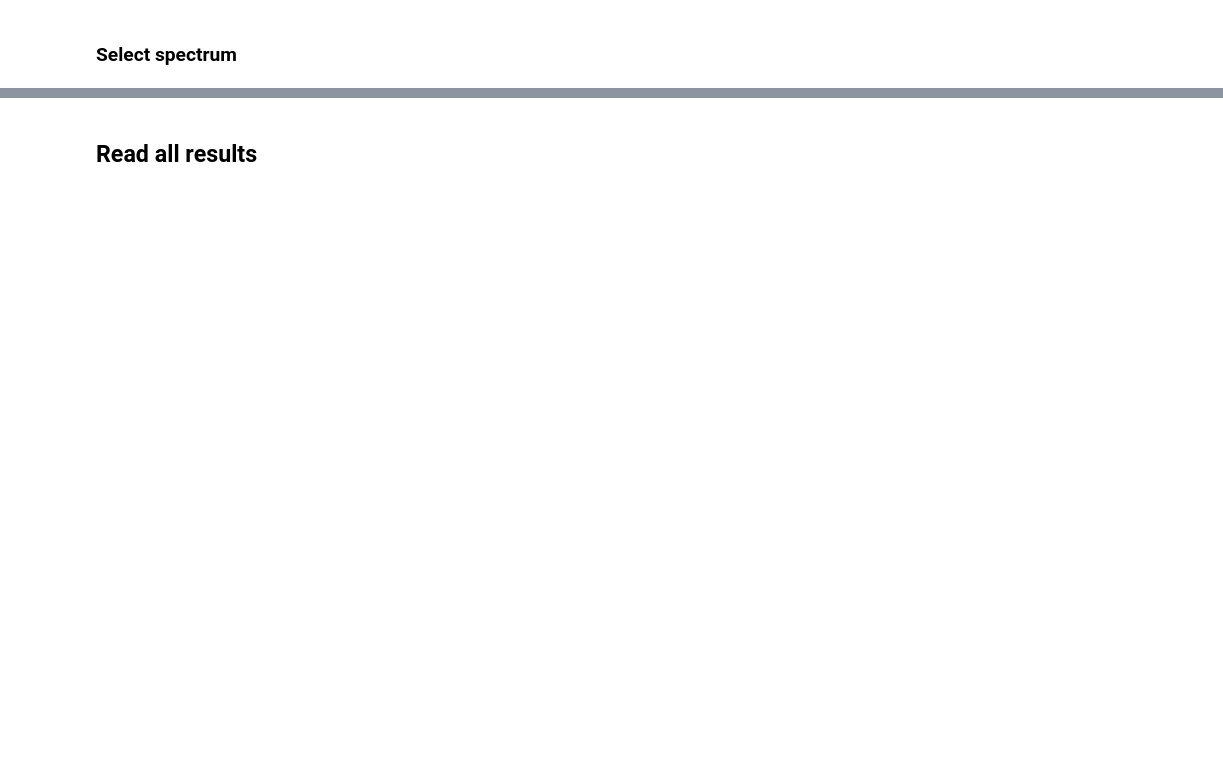
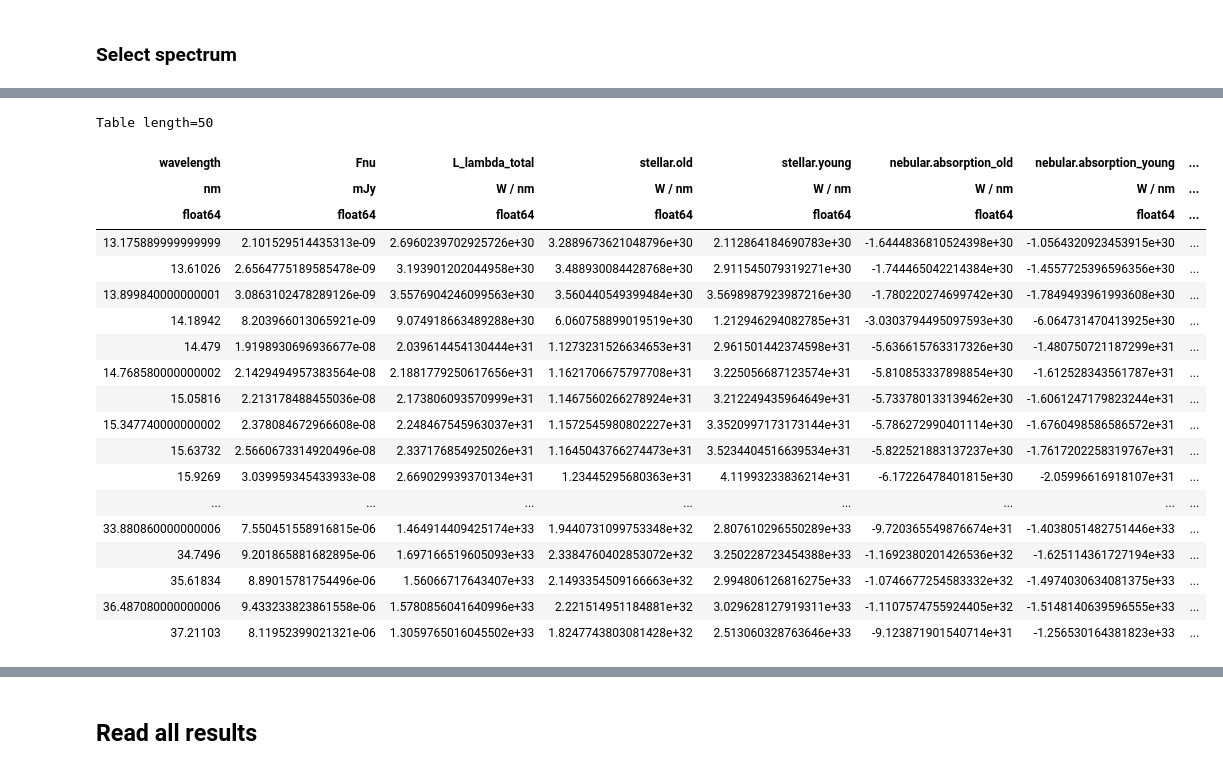
Before and after one commit to sylvielsstfr/Fors2pcigale, a Jupyter notebook: docs/notebooks/pcigale_runs/pcig_run_2024-02-05/cigale_view_fitresults.ipynb, the cells around one changed output, grey strips where cells are left out. Cells and saved outputs as stored; diff of their text form; code cells hidden in the pictures; blank space fills up the shorter version.

```diff
--- a/docs/notebooks/pcigale_runs/pcig_run_2024-02-05/cigale_view_fitresults.ipynb
+++ b/docs/notebooks/pcigale_runs/pcig_run_2024-02-05/cigale_view_fitresults.ipynb
@@ -122,6 +131,27 @@ file_sfh = os.path.join(path,spec_dict[spec_name]['SFH'])
 t_best = Table.read(file_best_model)
 t_sfh = Table.read(file_sfh)
 # %%
-t_best[:100]
+t_best[:50]
+# %% [output]
+Table length=50
+| wavelength | Fnu | L_lambda_total | stellar.old | stellar.young | nebular.absorption_old | nebular.absorption_young | ... |
+| nm | mJy | W / nm | W / nm | W / nm | W / nm | W / nm | ... |
+| float64 | float64 | float64 | float64 | float64 | float64 | float64 | ... |
+| 13.175889999999999 | 2.101529514435313e-09 | 2.6960239702925726e+30 | 3.2889673621048796e+30 | 2.112864184690783e+30 | -1.6444836810524398e+30 | -1.0564320923453915e+30 | ... |
+| 13.61026 | 2.6564775189585478e-09 | 3.193901202044958e+30 | 3.488930084428768e+30 | 2.911545079319271e+30 | -1.744465042214384e+30 | -1.4557725396596356e+30 | ... |
+| 13.899840000000001 | 3.0863102478289126e-09 | 3.5576904246099563e+30 | 3.560440549399484e+30 | 3.5698987923987216e+30 | -1.780220274699742e+30 | -1.7849493961993608e+30 | ... |
+| 14.18942 | 8.203966013065921e-09 | 9.074918663489288e+30 | 6.060758899019519e+30 | 1.212946294082785e+31 | -3.0303794495097593e+30 | -6.064731470413925e+30 | ... |
+| 14.479 | 1.9198930696936677e-08 | 2.039614454130444e+31 | 1.1273231526634653e+31 | 2.961501442374598e+31 | -5.636615763317326e+30 | -1.480750721187299e+31 | ... |
+| 14.768580000000002 | 2.1429494957383564e-08 | 2.1881779250617656e+31 | 1.1621706675797708e+31 | 3.225056687123574e+31 | -5.810853337898854e+30 | -1.612528343561787e+31 | ... |
+| 15.05816 | 2.213178488455036e-08 | 2.173806093570999e+31 | 1.1467560266278924e+31 | 3.212249435964649e+31 | -5.733780133139462e+30 | -1.6061247179823244e+31 | ... |
+| 15.347740000000002 | 2.378084672966608e-08 | 2.248467545963037e+31 | 1.1572545980802227e+31 | 3.3520997173173144e+31 | -5.786272990401114e+30 | -1.6760498586586572e+31 | ... |
+| 15.63732 | 2.5660673314920496e-08 | 2.337176854925026e+31 | 1.1645043766274473e+31 | 3.5234404516639534e+31 | -5.822521883137237e+30 | -1.7617202258319767e+31 | ... |
+| 15.9269 | 3.039959345433933e-08 | 2.669029939370134e+31 | 1.23445295680363e+31 | 4.11993233836214e+31 | -6.17226478401815e+30 | -2.05996616918107e+31 | ... |
+| ... | ... | ... | ... | ... | ... | ... | ... |
+| 33.880860000000006 | 7.550451558916815e-06 | 1.464914409425174e+33 | 1.9440731099753348e+32 | 2.807610296550289e+33 | -9.720365549876674e+31 | -1.4038051482751446e+33 | ... |
+| 34.7496 | 9.201865881682895e-06 | 1.697166519605093e+33 | 2.3384760402853072e+32 | 3.250228723454388e+33 | -1.1692380201426536e+32 | -1.625114361727194e+33 | ... |
+| 35.61834 | 8.89015781754496e-06 | 1.56066717643407e+33 | 2.1493354509166663e+32 | 2.994806126816275e+33 | -1.0746677254583332e+32 | -1.4974030634081375e+33 | ... |
+| 36.487080000000006 | 9.433233823861558e-06 | 1.5780856041640996e+33 | 2.221514951184881e+32 | 3.029628127919311e+33 | -1.1107574755924405e+32 | -1.5148140639596555e+33 | ... |
+| 37.21103 | 8.11952399021321e-06 | 1.3059765016045502e+33 | 1.8247743803081428e+32 | 2.513060328763646e+33 | -9.123871901540714e+31 | -1.256530164381823e+33 | ... |
 # %%
 list(t_best.columns)
```
Also changed, not shown: parts of 26 cells of this notebook.
